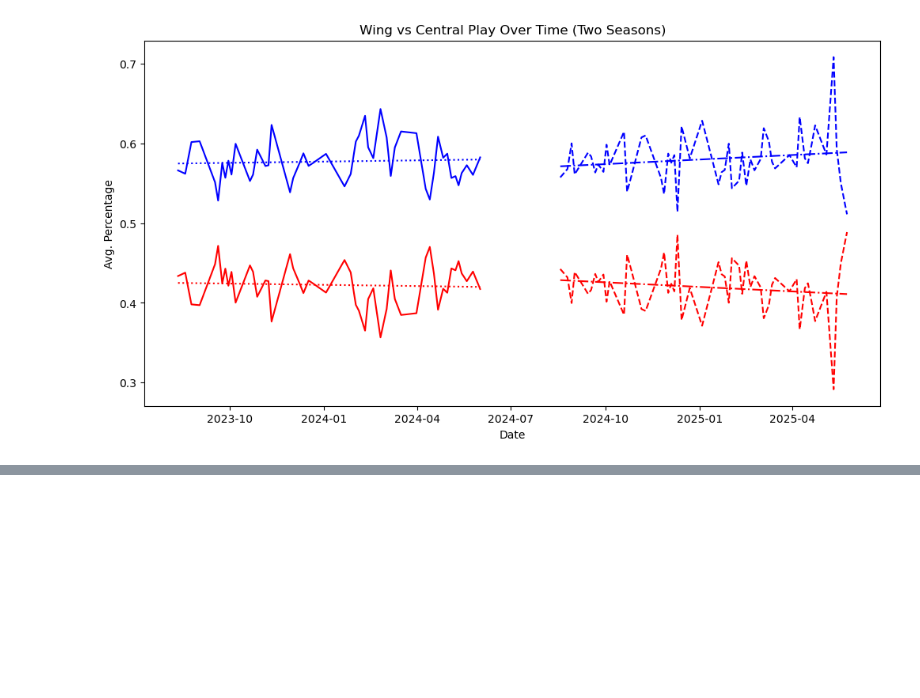
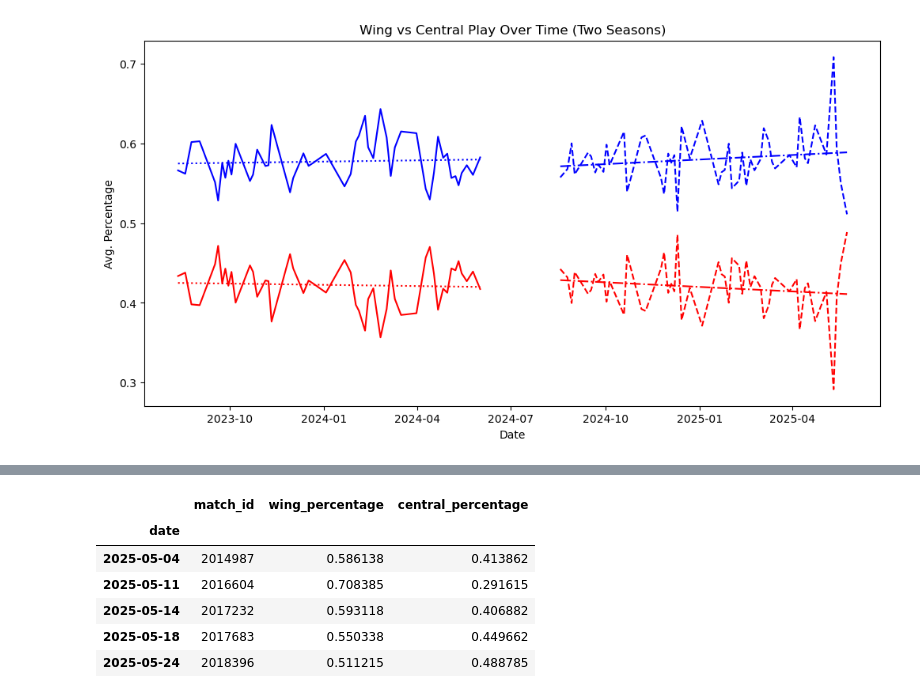
Before and after one commit to MarijnSt/soccermatics-project-3, a Jupyter notebook: explore_data.ipynb, the cells around one changed output, grey strips where cells are left out. Drawn from its saved outputs; the diff is of its cells as text; code cells hidden in the pictures; blank space fills up the shorter version.

```diff
--- a/explore_data.ipynb
+++ b/explore_data.ipynb
@@ -367,0 +410,10 @@ Trendline for Trend Central 24/25: slope=-0.000063, angle=-0.003596 degrees
+# %%
+season_ts_24_25.tail()
+# %% [output]
+|  | match_id | wing_percentage | central_percentage |
+| date |  |  |  |
+| 2025-05-04 | 2014987 | 0.586138 | 0.413862 |
+| 2025-05-11 | 2016604 | 0.708385 | 0.291615 |
+| 2025-05-14 | 2017232 | 0.593118 | 0.406882 |
+| 2025-05-18 | 2017683 | 0.550338 | 0.449662 |
+| 2025-05-24 | 2018396 | 0.511215 | 0.488785 |
```
Also changed, not shown: parts of 1 cell of this notebook.
